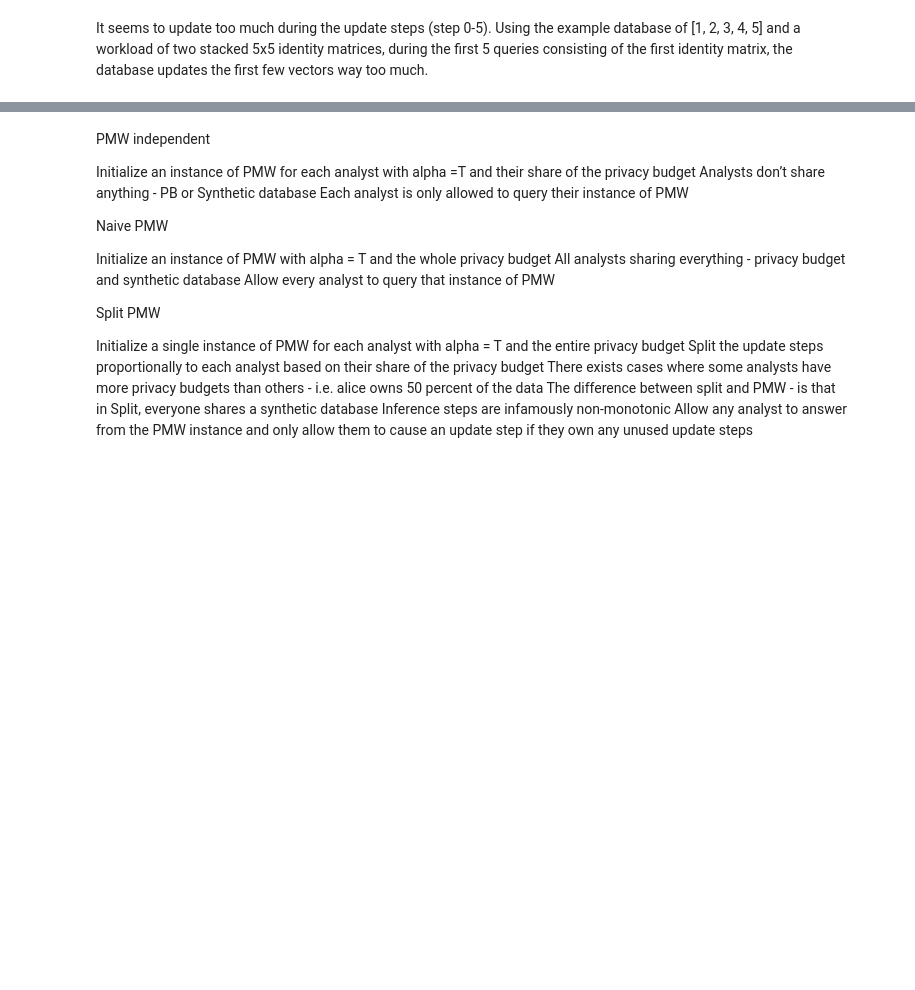
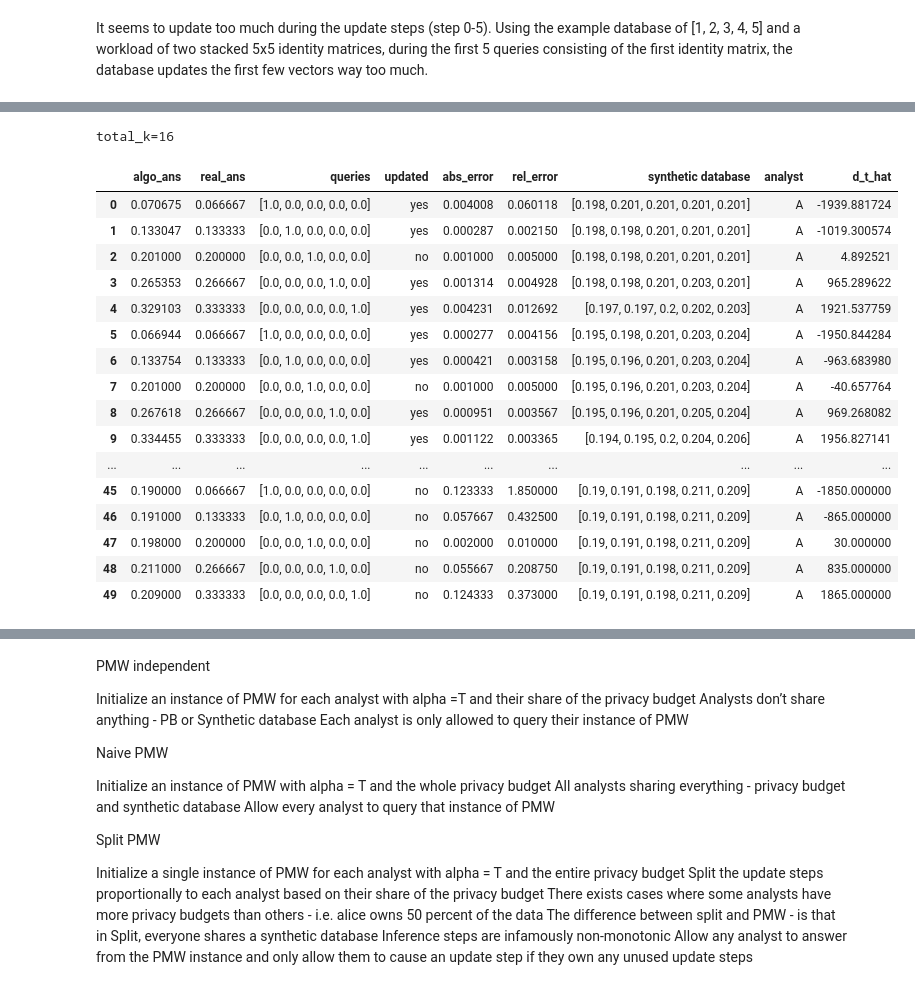
Before and after one commit to yikai-wu/Multi-Analyst-DP, a Jupyter notebook: src/online/pmw-versions.ipynb, the cells around one changed output, grey strips where cells are left out. Cells and saved outputs as stored; diff of their text form; code cells hidden in the pictures; blank space fills up the shorter version.

```diff
--- a/src/online/pmw-versions.ipynb
+++ b/src/online/pmw-versions.ipynb
@@ -287,5 +67,2 @@ delta=0.024617958204590337
 # %% [markdown]
 It seems to update too much during the update steps (step 0-5). Using the example database of [1, 2, 3, 4, 5] and a workload of two stacked 5x5 identity matrices, during the first 5 queries consisting of the first identity matrix, the database updates the first few vectors way too much.
-# %%
-a = 5
-a == None
@@ -293,0 +275,7 @@ False
+# %%
+tenq = np.vstack((online_workloads.identity(5), online_workloads.identity(5)))
+fiftyq = np.vstack((tenq,
+                   tenq,
+                   tenq,
+                   tenq,
+                   tenq))
@@ -294,3 +366,24 @@ False
+# %%
+new_pmw_naive(fiftyq, x_example, ['A'] * 50, eps=1, T=40)# , total_k = 25)
+# %% [output]
+total_k=16
+|  | algo_ans | real_ans | queries | updated | abs_error | rel_error | synthetic database | analyst | d_t_hat |
+| 0 | 0.070675 | 0.066667 | [1.0, 0.0, 0.0, 0.0, 0.0] | yes | 0.004008 | 0.060118 | [0.198, 0.201, 0.201, 0.201, 0.201] | A | -1939.881724 |
+| 1 | 0.133047 | 0.133333 | [0.0, 1.0, 0.0, 0.0, 0.0] | yes | 0.000287 | 0.002150 | [0.198, 0.198, 0.201, 0.201, 0.201] | A | -1019.300574 |
+| 2 | 0.201000 | 0.200000 | [0.0, 0.0, 1.0, 0.0, 0.0] | no | 0.001000 | 0.005000 | [0.198, 0.198, 0.201, 0.201, 0.201] | A | 4.892521 |
+| 3 | 0.265353 | 0.266667 | [0.0, 0.0, 0.0, 1.0, 0.0] | yes | 0.001314 | 0.004928 | [0.198, 0.198, 0.201, 0.203, 0.201] | A | 965.289622 |
+| 4 | 0.329103 | 0.333333 | [0.0, 0.0, 0.0, 0.0, 1.0] | yes | 0.004231 | 0.012692 | [0.197, 0.197, 0.2, 0.202, 0.203] | A | 1921.537759 |
+| 5 | 0.066944 | 0.066667 | [1.0, 0.0, 0.0, 0.0, 0.0] | yes | 0.000277 | 0.004156 | [0.195, 0.198, 0.201, 0.203, 0.204] | A | -1950.844284 |
+| 6 | 0.133754 | 0.133333 | [0.0, 1.0, 0.0, 0.0, 0.0] | yes | 0.000421 | 0.003158 | [0.195, 0.196, 0.201, 0.203, 0.204] | A | -963.683980 |
+| 7 | 0.201000 | 0.200000 | [0.0, 0.0, 1.0, 0.0, 0.0] | no | 0.001000 | 0.005000 | [0.195, 0.196, 0.201, 0.203, 0.204] | A | -40.657764 |
+| 8 | 0.267618 | 0.266667 | [0.0, 0.0, 0.0, 1.0, 0.0] | yes | 0.000951 | 0.003567 | [0.195, 0.196, 0.201, 0.205, 0.204] | A | 969.268082 |
+| 9 | 0.334455 | 0.333333 | [0.0, 0.0, 0.0, 0.0, 1.0] | yes | 0.001122 | 0.003365 | [0.194, 0.195, 0.2, 0.204, 0.206] | A | 1956.827141 |
+| ... | ... | ... | ... | ... | ... | ... | ... | ... | ... |
+| 45 | 0.190000 | 0.066667 | [1.0, 0.0, 0.0, 0.0, 0.0] | no | 0.123333 | 1.850000 | [0.19, 0.191, 0.198, 0.211, 0.209] | A | -1850.000000 |
+| 46 | 0.191000 | 0.133333 | [0.0, 1.0, 0.0, 0.0, 0.0] | no | 0.057667 | 0.432500 | [0.19, 0.191, 0.198, 0.211, 0.209] | A | -865.000000 |
+| 47 | 0.198000 | 0.200000 | [0.0, 0.0, 1.0, 0.0, 0.0] | no | 0.002000 | 0.010000 | [0.19, 0.191, 0.198, 0.211, 0.209] | A | 30.000000 |
+| 48 | 0.211000 | 0.266667 | [0.0, 0.0, 0.0, 1.0, 0.0] | no | 0.055667 | 0.208750 | [0.19, 0.191, 0.198, 0.211, 0.209] | A | 835.000000 |
+| 49 | 0.209000 | 0.333333 | [0.0, 0.0, 0.0, 0.0, 1.0] | no | 0.124333 | 0.373000 | [0.19, 0.191, 0.198, 0.211, 0.209] | A | 1865.000000 |
 # %%
 # pmw_split
 def pmw2(workload, x, analyst_labels, T, eps=0.01, k=None,
```
Also changed, not shown: parts of 26 cells of this notebook, 6 other files.
